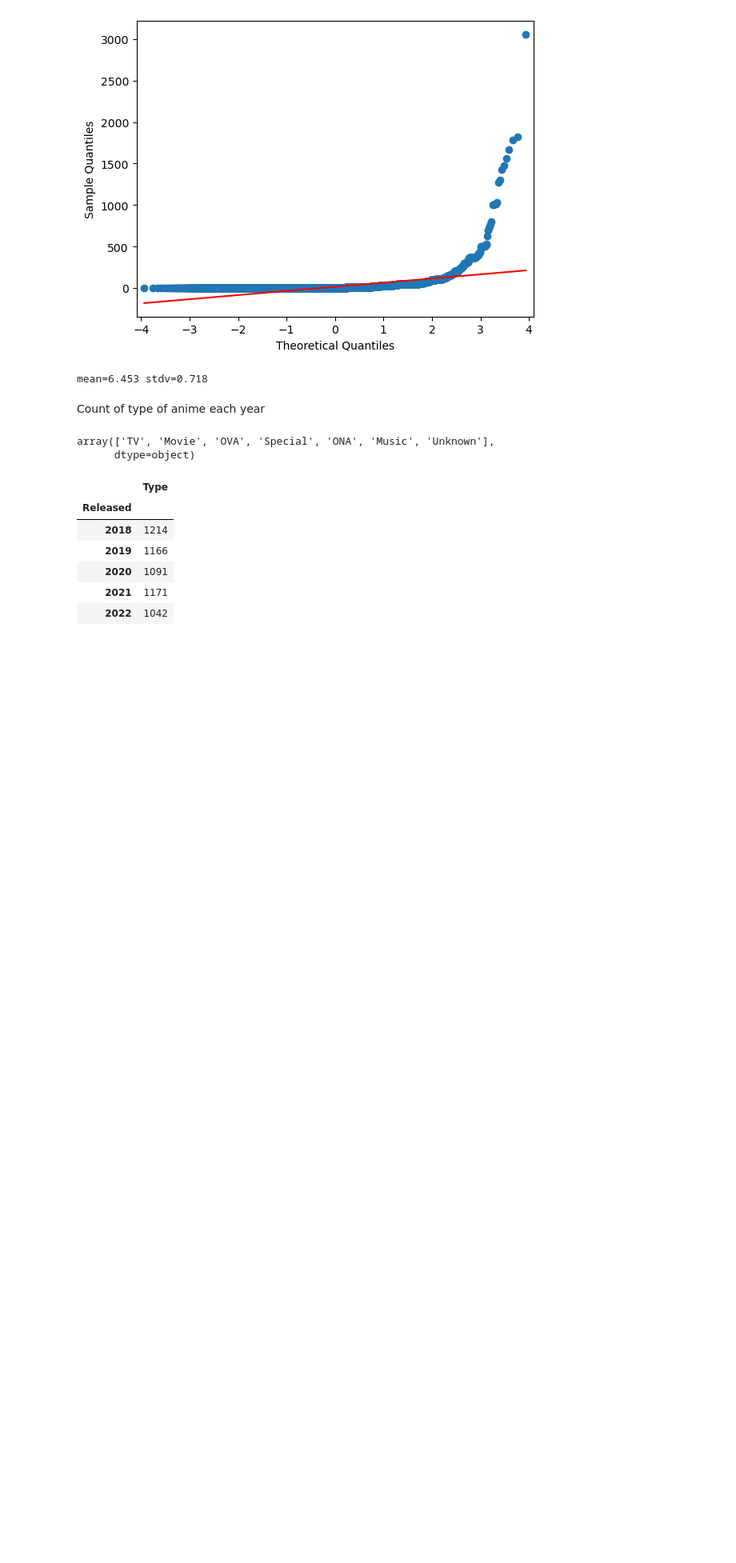
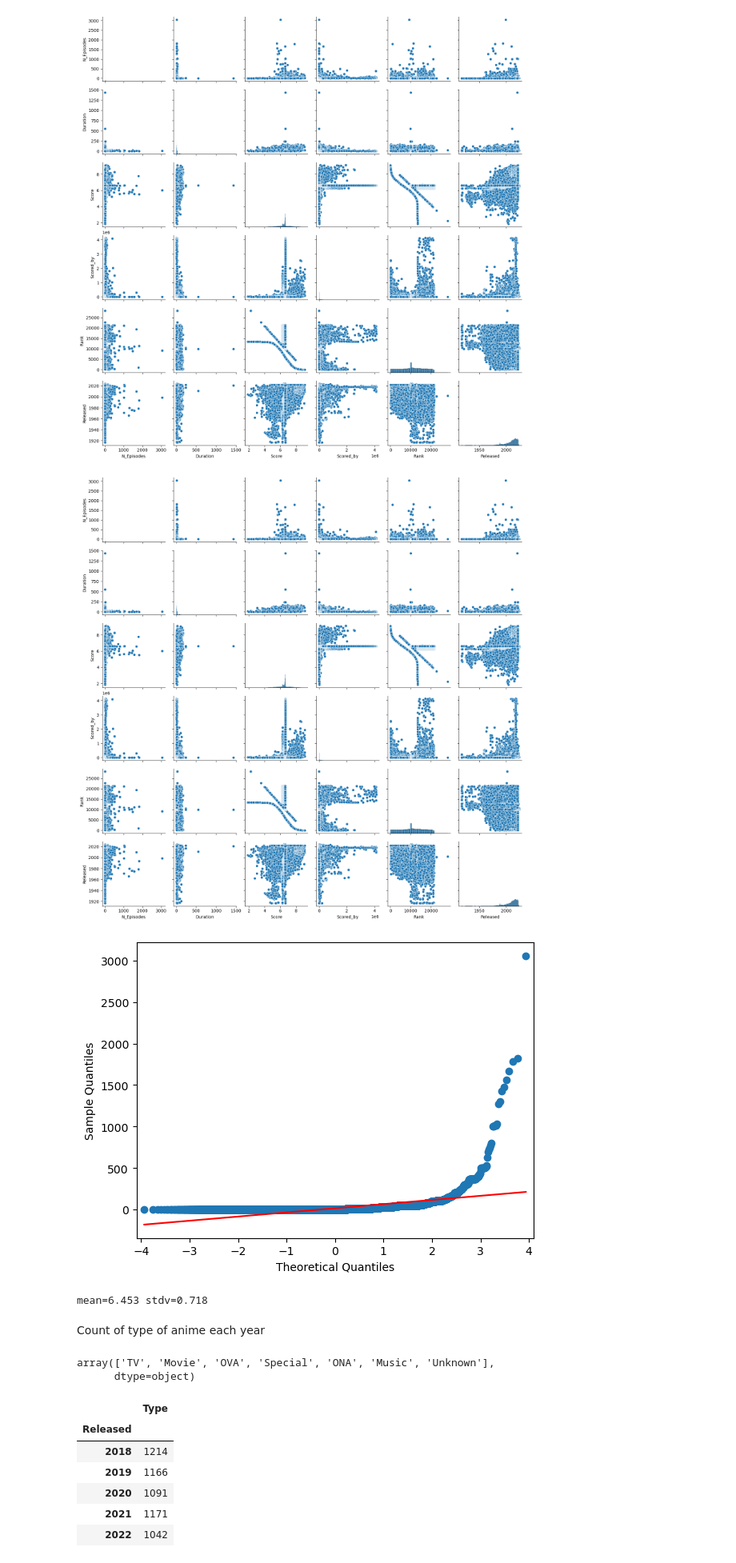
Before and after one commit to RealXun/EDA_ANIME, a Jupyter notebook: src/notebooks/Practice_Testing_Ideas.ipynb, the cells around one changed output. Shown at 80% size. Cells and saved outputs as stored; diff of their text form; code cells hidden in the pictures; blank space fills up the shorter version.

```diff
--- a/src/notebooks/Practice_Testing_Ideas.ipynb
+++ b/src/notebooks/Practice_Testing_Ideas.ipynb
@@ -1,3 +1,9 @@
+# %%
+sns.pairplot(df_copy)
+plt.show()
+# %% [output]
+[figure, added]
+[figure, added]
 # %%
 # QQ Plot
 from numpy.random import seed
```
